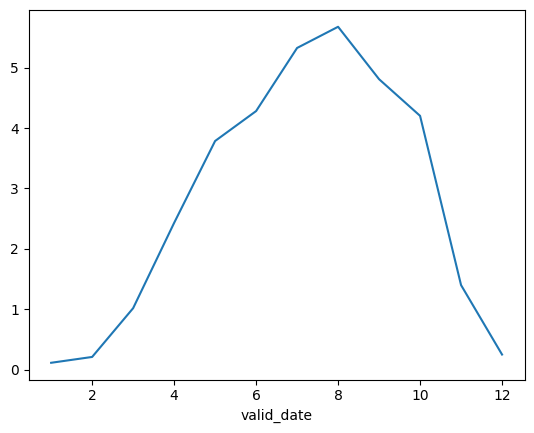
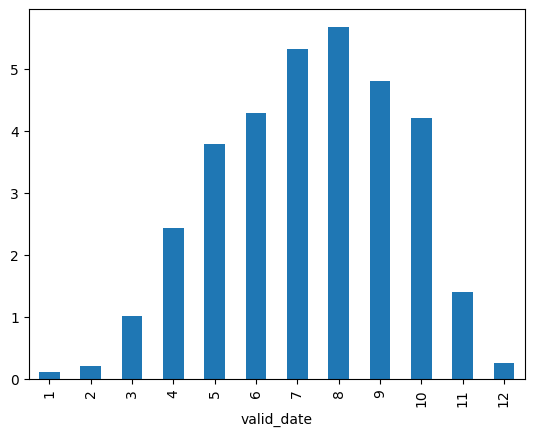
The notebook cell's code change between the first figure and the second:
--- before
+++ after
@@ -1,3 +1,3 @@
 df_era5[df_era5["valid_date"].dt.year < 2025].groupby(
     df_era5["valid_date"].dt.month
-)["mean"].mean().plot()
+)["mean"].mean().plot(kind="bar")

Commit: impact analysis